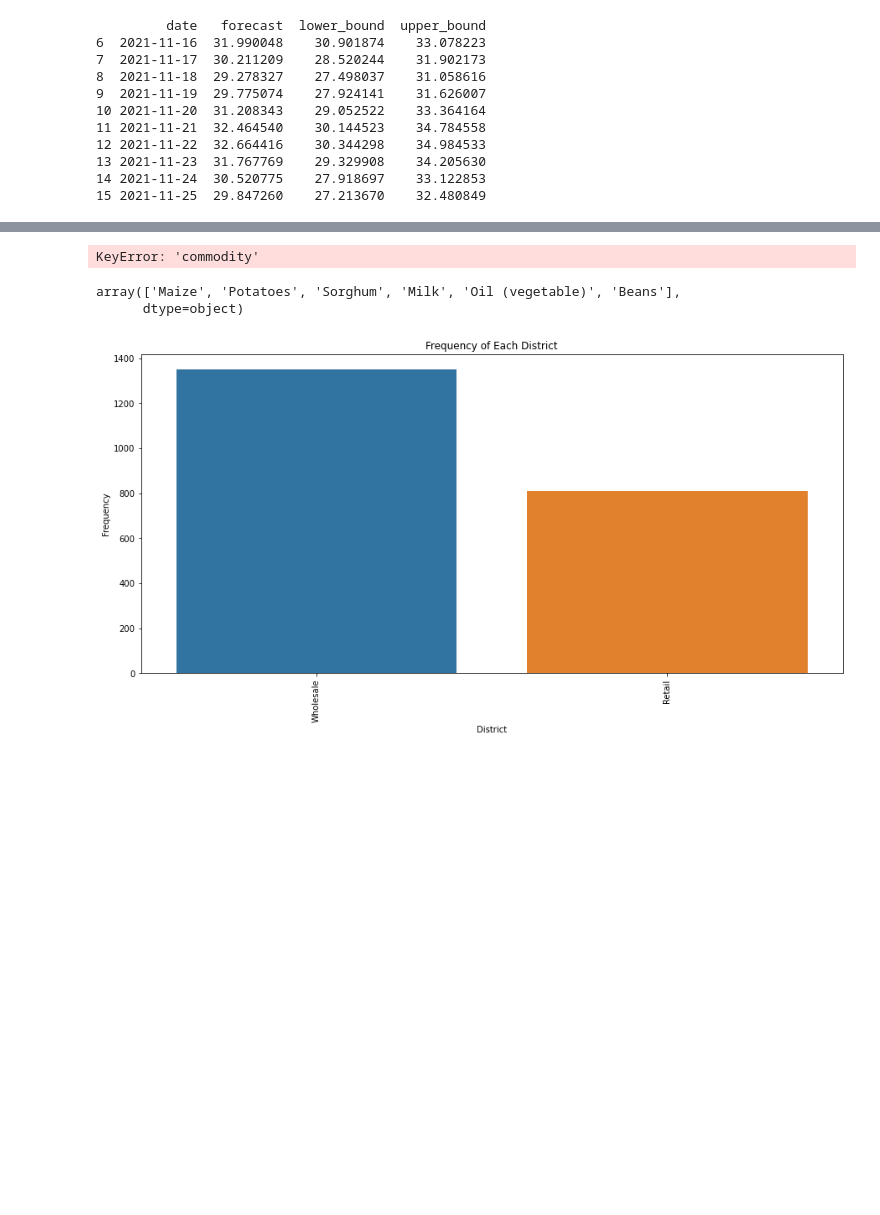
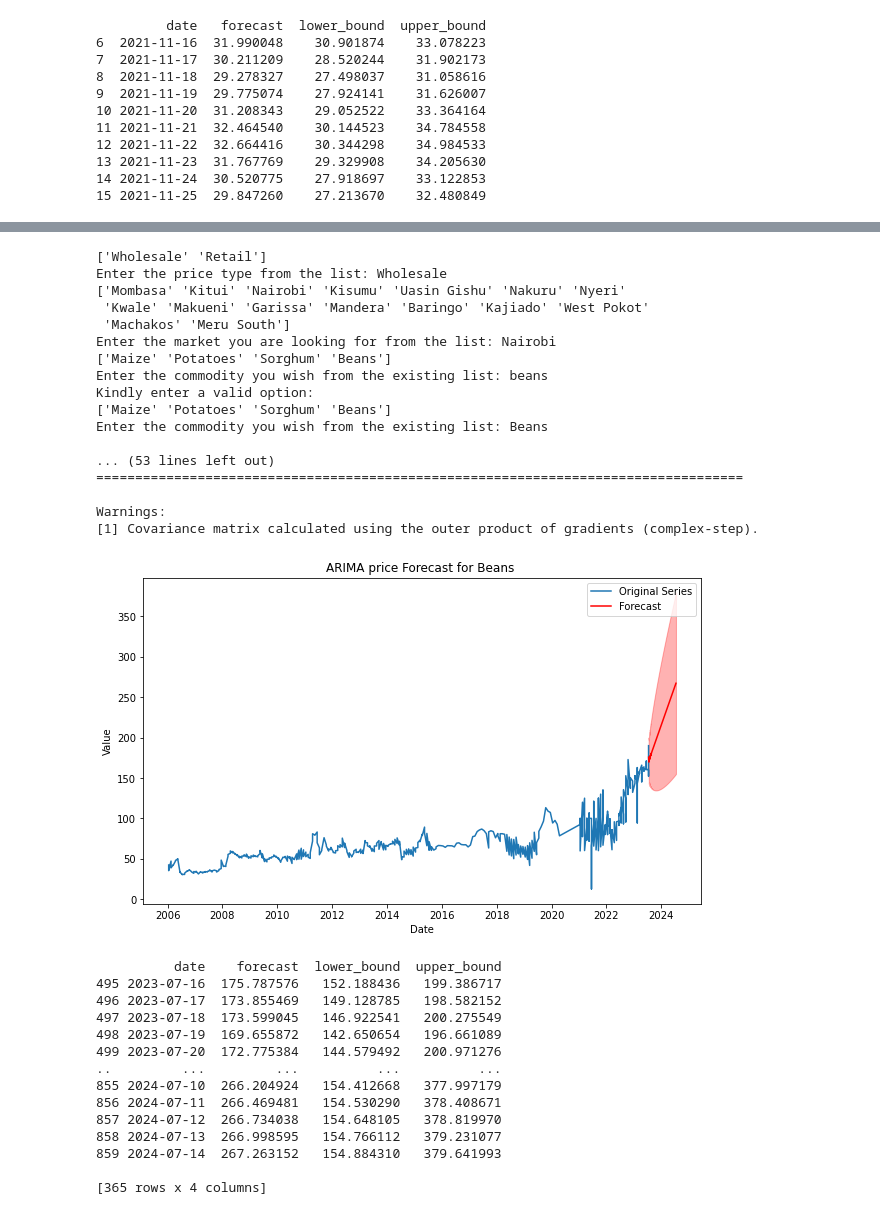
Before and after one commit to Mwenda-Mugambi/Commodity_Price_Forecasting, a Jupyter notebook: more analysis (1).ipynb, the cells around one changed output, grey strips where cells are left out. Cells and saved outputs as stored; diff of their text form; code cells hidden in the pictures; blank space fills up the shorter version.

Commit message:
Updated prophet and Arima models

```diff
--- a/more analysis (1).ipynb
+++ b/more analysis (1).ipynb
@@ -194,16 +198,3 @@ Warnings:
 13 2021-11-23  31.767769    29.329908    34.205630
 14 2021-11-24  30.520775    27.918697    33.122853
 15 2021-11-25  29.847260    27.213670    32.480849
-# %%
-#input function
-item=[]
-print(df['pricetype'].unique())
-item1=input("Enter the price type from the list: ")
-item.append(item1)
-print(df[df['pricetype']==item1]['district'].unique())
-item2 = input("Enter the market you are looking for from the list: ")
-item.append(item2)
-print(df[(df['pricetype']==item1) & (df['district']==item2)]['commodity'].unique())
-item3=input("Enter the commodity you wish from existing list: ")
-item.append(item3)
-#print(df[item].head())
@@ -247,2 +200,0 @@ print(ref.head())
-# %%
-ref = [nested_dict[i] for i in item]
@@ -305,21 +200,0 @@ plt.show()
-# %%
-for i in range(0,len(df['district'])):
-# %% [output]
-KeyError: 'commodity'
-# %%
-df[df['district']=='Nairobi']['commodity'].unique()
-# %% [output]
-array(['Maize', 'Potatoes', 'Sorghum', 'Milk', 'Oil (vegetable)', 'Beans'],
-      dtype=object)
-# %%
-district_counts = df[df['district']=='Nairobi']['pricetype'].value_counts()
-
-plt.figure(figsize=(15, 7))
-sns.barplot(x=district_counts.index, y=district_counts.values)
-plt.title('Frequency of Each District')
-plt.xlabel('District')
-plt.ylabel('Frequency')
-plt.xticks(rotation=90)
-plt.show()
-# %% [output]
-[figure, removed]
@@ -325,0 +280,35 @@ plt.show()
+# %%
+Arima_model(comod(df,nested_dict))
+# %% [output]
+['Wholesale' 'Retail']
+Enter the price type from the list: Wholesale
+['Mombasa' 'Kitui' 'Nairobi' 'Kisumu' 'Uasin Gishu' 'Nakuru' 'Nyeri'
+ 'Kwale' 'Makueni' 'Garissa' 'Mandera' 'Baringo' 'Kajiado' 'West Pokot'
+ 'Machakos' 'Meru South']
+Enter the market you are looking for from the list: Nairobi
+['Maize' 'Potatoes' 'Sorghum' 'Beans']
+Enter the commodity you wish from the existing list: beans
+Kindly enter a valid option:
+['Maize' 'Potatoes' 'Sorghum' 'Beans']
+Enter the commodity you wish from the existing list: Beans
+
+... (53 lines left out)
+===================================================================================
+
+Warnings:
+[1] Covariance matrix calculated using the outer product of gradients (complex-step).
+[figure, added]
+          date    forecast  lower_bound  upper_bound
+495 2023-07-16  175.787576   152.188436   199.386717
+496 2023-07-17  173.855469   149.128785   198.582152
+497 2023-07-18  173.599045   146.922541   200.275549
+498 2023-07-19  169.655872   142.650654   196.661089
+499 2023-07-20  172.775384   144.579492   200.971276
+..         ...         ...          ...          ...
+855 2024-07-10  266.204924   154.412668   377.997179
+856 2024-07-11  266.469481   154.530290   378.408671
+857 2024-07-12  266.734038   154.648105   378.819970
+858 2024-07-13  266.998595   154.766112   379.231077
+859 2024-07-14  267.263152   154.884310   379.641993
+
+[365 rows x 4 columns]
```
Also changed, not shown: parts of 15 cells of this notebook, 3 other files.
